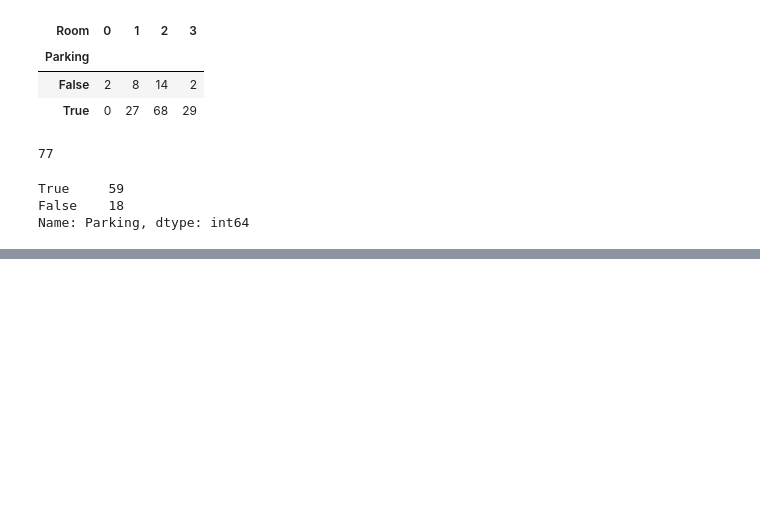
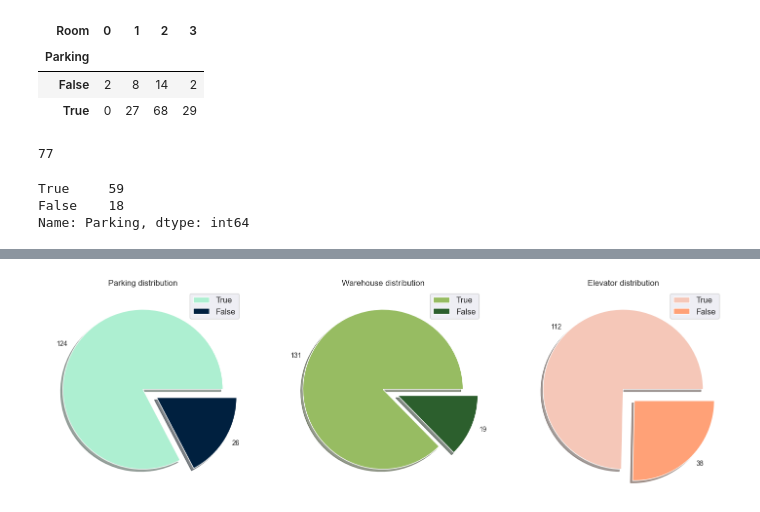
Before and after one commit to pooyanosk1382/TehranHousePrice, a Jupyter notebook: tehranHousePrice.ipynb, the cells around one changed output, grey strips where cells are left out. Saved outputs shown, nothing was run; the diff lists cells and outputs as text; code cells hidden in the pictures; blank space fills up the shorter version.

```diff
--- a/tehranHousePrice.ipynb
+++ b/tehranHousePrice.ipynb
@@ -176,0 +272,13 @@ Name: Parking, dtype: int64
+# %%
+fig, ax = plt.subplots(ncols=3, figsize=(18,6))
+
+colors = [['#ADEFD1FF', '#00203FFF'], ['#97BC62FF', '#2C5F2D'], ['#F5C7B8FF', '#FFA177FF']]
+explode = [0, 0.2]
+columns = ['Parking', 'Warehouse', 'Elevator']
+for i in range(3):
+    data = df[columns[i]].value_counts()
+    ax[i].pie(data, labels=data.values, explode=explode, colors=colors[i], shadow=True)
+    ax[i].legend(labels=data.index, fontsize='large')
+    ax[i].set_title('{} distribution'.format(columns[i]))
+# %% [output]
+[figure, added]
```
Also changed, not shown: parts of 23 cells of this notebook.
